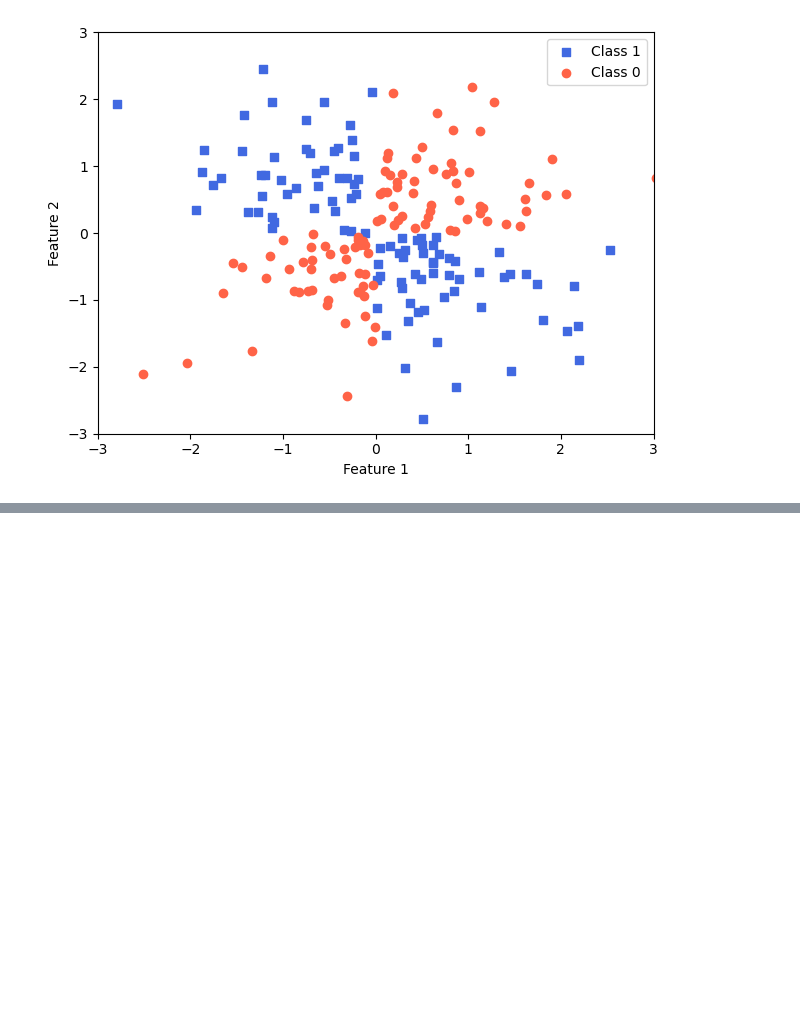
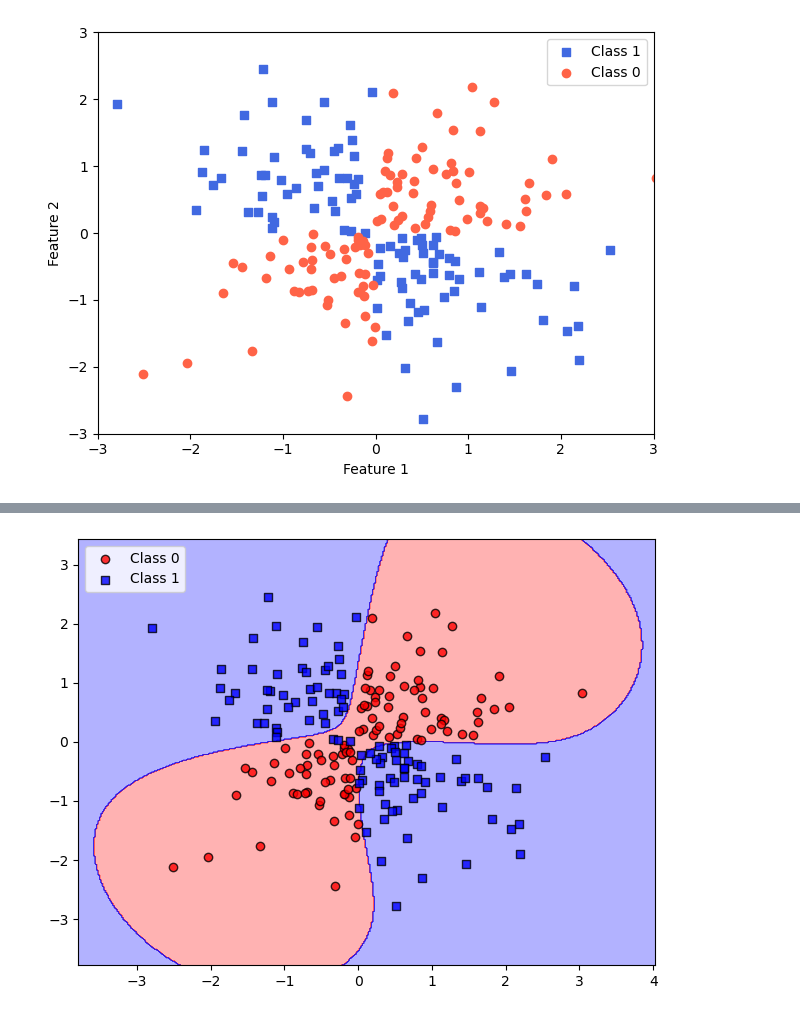
Before and after one commit to dusarp/Python-learning, a Jupyter notebook: machine learning/Raschka_ML_PyTorch_Scikit_learn/ch3/ch03_notlinear_kernel_svm.ipynb, the cells around one changed output, grey strips where cells are left out. Cells and saved outputs as stored; diff of their text form; code cells hidden in the pictures; blank space fills up the shorter version.

```diff
--- a/machine learning/Raschka_ML_PyTorch_Scikit_learn/ch3/ch03_notlinear_kernel_svm.ipynb
+++ b/machine learning/Raschka_ML_PyTorch_Scikit_learn/ch3/ch03_notlinear_kernel_svm.ipynb
@@ -39,0 +123,13 @@ plt.show()
+# %%
+#modositom a gammat pl 0.25 ra
+svm = SVC(kernel='rbf', random_state=1, gamma=0.30, C=10.0) #if we increase gamma, the boundaries will be tighter and bumpier
+svm.fit(X_xor, y_xor)
+plot_decision_regions(X_xor, y_xor,
+                      classifier=svm)
+
+plt.legend(loc='upper left')
+plt.tight_layout()
+plt.savefig('figures_notlinear_kernel_svm/03_11_decision_boundary_gamma_030.png', dpi=300)
+plt.show()
+# %% [output]
+[figure, added]
```
Also changed, not shown: parts of 9 cells of this notebook, 5 other files.
